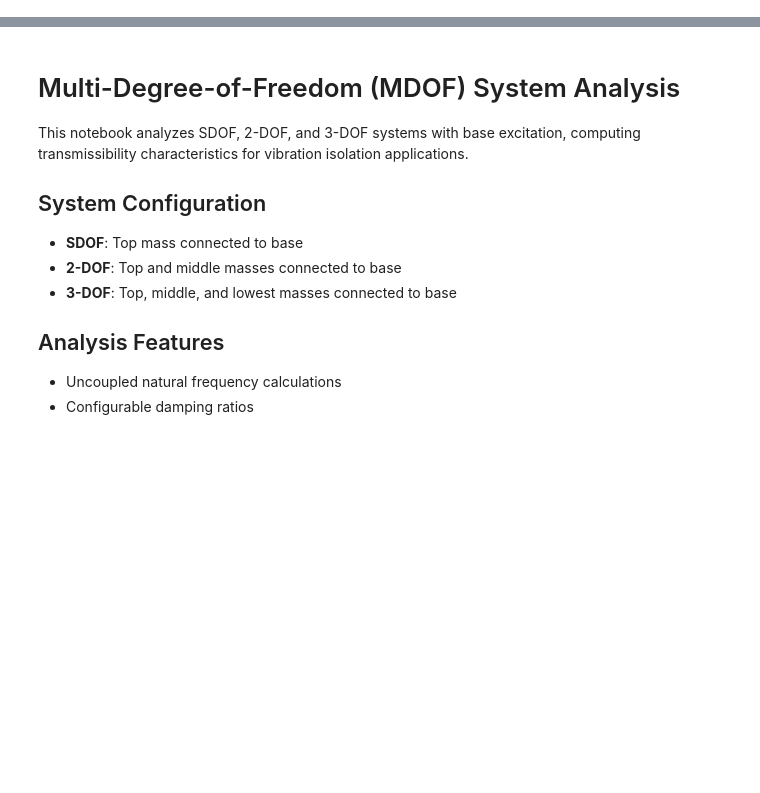
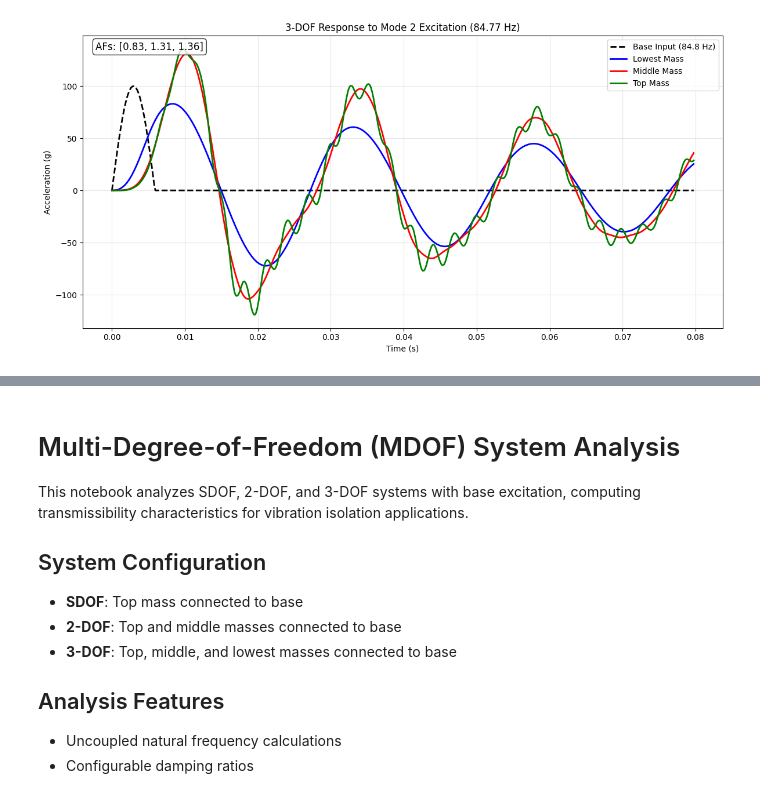
Before and after one commit to natecostello/python-test-repo, a Jupyter notebook: mdof_evaluation_refactored.ipynb, the cells around one changed output, grey strips where cells are left out. Saved outputs shown, nothing was run; the diff lists cells and outputs as text; code cells hidden in the pictures; blank space fills up the shorter version.

```diff
--- a/mdof_evaluation_refactored.ipynb
+++ b/mdof_evaluation_refactored.ipynb
@@ -0,0 +139,76 @@
+# %%
+# 🧪 EXPERIMENTAL VERIFICATION: Time Response at Mode 2 Frequency
+print("\n🧪 EXPERIMENTAL VERIFICATION: Time Response at Mode 2")
+print("="*60)
+
+# Test excitation at Mode 2 frequency (84.8 Hz)
+f_mode2 = threedof.fn[1]  # 84.8 Hz
+f_input_mode2 = f_mode2   # excite exactly at Mode 2
+
+# Half-sine pulse parameters
+peak = 100.0
+T_pulse_mode2 = 1.0 / (2 * f_input_mode2)
+cycles = 3
+mode_period = 1.0 / threedof.fn[0]  # Use Mode 1 for time window
+t_total_mode2 = T_pulse_mode2 + cycles * mode_period
+
+# Time vector
+sample_factor = 20
+fs_mode2 = np.max(threedof.fn) * sample_factor
+t_mode2 = np.linspace(0, t_total_mode2, int(t_total_mode2 * fs_mode2))
+
+# Base acceleration: half-sine pulse
+a_base_mode2 = np.zeros_like(t_mode2)
+mask_mode2 = t_mode2 <= T_pulse_mode2
+a_base_mode2[mask_mode2] = peak * np.sin(np.pi * t_mode2[mask_mode2] / T_pulse_mode2)
+
+# Compute response
+t_out_mode2, a_3d_mode2 = time_response(threedof, t_mode2, a_base_mode2)
+
+# Calculate amplification factors
+af1_mode2 = np.max(np.abs(a_3d_mode2[0])) / np.max(np.abs(a_base_mode2))
+af2_mode2 = np.max(np.abs(a_3d_mode2[1])) / np.max(np.abs(a_base_mode2))
+af3_mode2 = np.max(np.abs(a_3d_mode2[2])) / np.max(np.abs(a_base_mode2))
+
+print(f"🎯 Excitation at Mode 2 frequency ({f_mode2:.2f} Hz):")
+print(f"  Amplification Factors:")
+print(f"    Lowest mass (AF1): {af1_mode2:.2f}")
+print(f"    Middle mass (AF2): {af2_mode2:.2f} ← Should show Mode 2 participation")
+print(f"    Top mass (AF3):    {af3_mode2:.2f} ← Should show Mode 2 participation")
+
+print(f"\n📈 Frequency Domain vs Time Domain Comparison:")
+print(f"  Frequency domain transmissibility at 84.8 Hz: [0.36, 2.96, 3.16]")
+print(f"  Time domain amplification factors:            [{af1_mode2:.2f}, {af2_mode2:.2f}, {af3_mode2:.2f}]")
+
+if abs(af2_mode2 - 2.96) < 0.5:
+    print(f"  ✅ MATCH! Time and frequency domain results are consistent")
+else:
+    print(f"  ❌ MISMATCH! Need to investigate further")
+
+# Plot the Mode 2 response
+plt.figure(figsize=(12, 6))
+plt.plot(t_out_mode2, a_base_mode2[:len(t_out_mode2)], 'k--', label=f'Base Input ({f_mode2:.1f} Hz)', linewidth=2)
+plt.plot(t_out_mode2, a_3d_mode2[0], 'b-', label='Lowest Mass', linewidth=2)
+plt.plot(t_out_mode2, a_3d_mode2[1], 'r-', label='Middle Mass', linewidth=2)
+plt.plot(t_out_mode2, a_3d_mode2[2], 'g-', label='Top Mass', linewidth=2)
+plt.xlabel('Time (s)')
+plt.ylabel('Acceleration (g)')
+plt.title(f'3-DOF Response to Mode 2 Excitation ({f_mode2:.2f} Hz)')
+plt.legend()
+plt.grid(True, alpha=0.3)
+
+# Add text annotation with results
+plt.text(0.02, 0.98, f'AFs: [{af1_mode2:.2f}, {af2_mode2:.2f}, {af3_mode2:.2f}]',
+         transform=plt.gca().transAxes, va='top', fontsize=12,
+         bbox=dict(boxstyle='round', facecolor='white', alpha=0.8))
+
+plt.tight_layout()
+plt.show()
+
+print(f"\n🎯 KEY INSIGHT:")
+print(f"  The middle mass DOES respond to Mode 2, but with AF ≈ 3.0")
+print(f"  This is much less than Mode 1 (AF ≈ 13.6) due to:")
+print(f"  1. Modal participation factors")
+print(f"  2. Base excitation coupling efficiency")
+print(f"  3. Natural physics of the coupled system")
+# %% [output]
@@ -0,0 +227 @@
+[figure, added]
```
Also changed, not shown: parts of 19 cells of this notebook.
